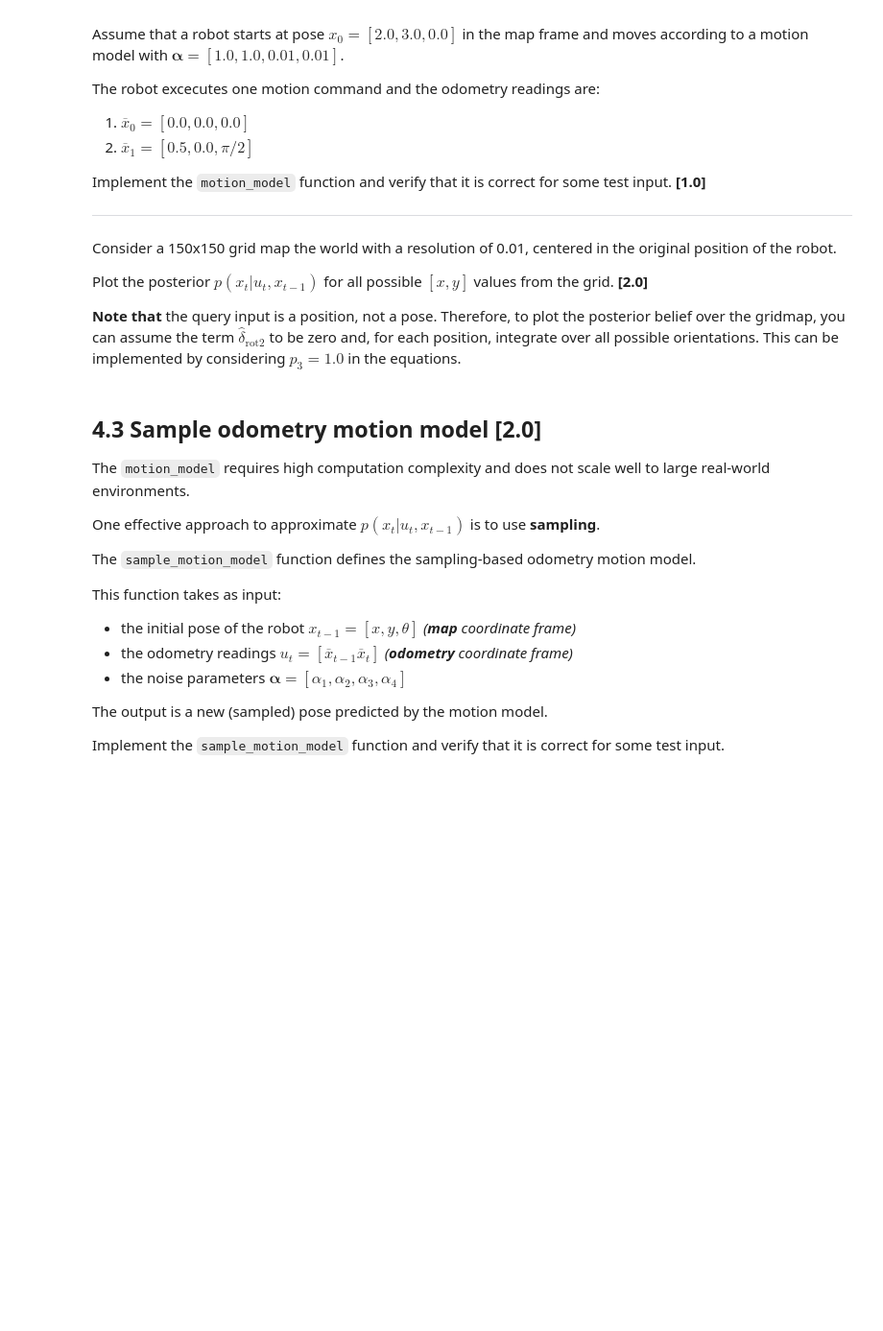
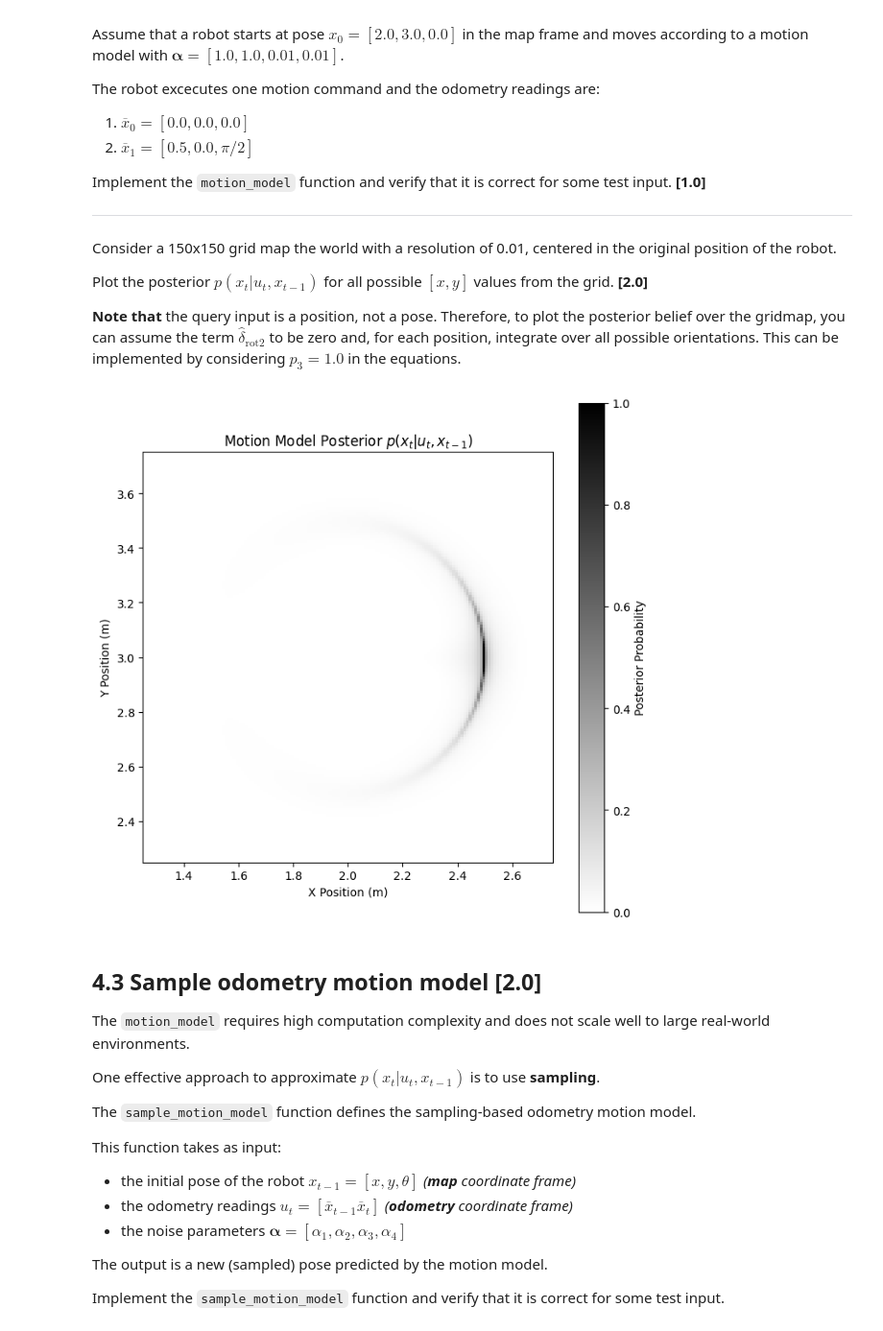
Before and after one commit to harry-graves/C18_code, a Jupyter notebook: navigation/ex03-motion-model/ex4.ipynb, the cells around one changed output. Shown at 96% size. Drawn from its saved outputs; the diff is of its cells as text; code cells hidden in the pictures; blank space fills up the shorter version.

Commit message:
Motion model initial commit

```diff
--- a/navigation/ex03-motion-model/ex4.ipynb
+++ b/navigation/ex03-motion-model/ex4.ipynb
@@ -45,6 +73,23 @@ Consider a 150x150 grid map the world with a resolution of 0.01, centered in the
 Plot the posterior $p(x_t | u_t, x_{t-1})$ for all possible $[x, y]$ values from the grid. **[2.0]**
 
 **Note that** the query input is a position, not a pose. Therefore, to plot the posterior belief over the gridmap, you can assume the term $\hat{\delta}_\mathrm{rot2}$ to be zero and, for each position, integrate over all possible orientations. This can be implemented by considering $p_3 = 1.0$ in the equations.
+# %%
+import ex4 as ex
+import numpy as np
+
+grid_size = 150   # 150 x 150 grid
+resolution = 0.01 # 1cm per grid cell
+
+# Define noise parameters
+alpha = [1.0, 1.0, 0.01, 0.01]
+
+# Define initial conditions
+init_pose = [2.0, 3.0, 0.0]  # Initial pose in map frame
+odom = ([0.0, 0.0, 0.0], [0.5, 0.0, np.pi/2])  # Odometry readings
+
+ex.plot_motion_model_posterior(grid_size, resolution, alpha, init_pose, odom)
+# %% [output]
+[figure, added]
 # %% [markdown]
 ## 4.3 Sample odometry motion model [2.0]
 
```
Also changed, not shown: parts of 3 cells of this notebook, 1 other file.
